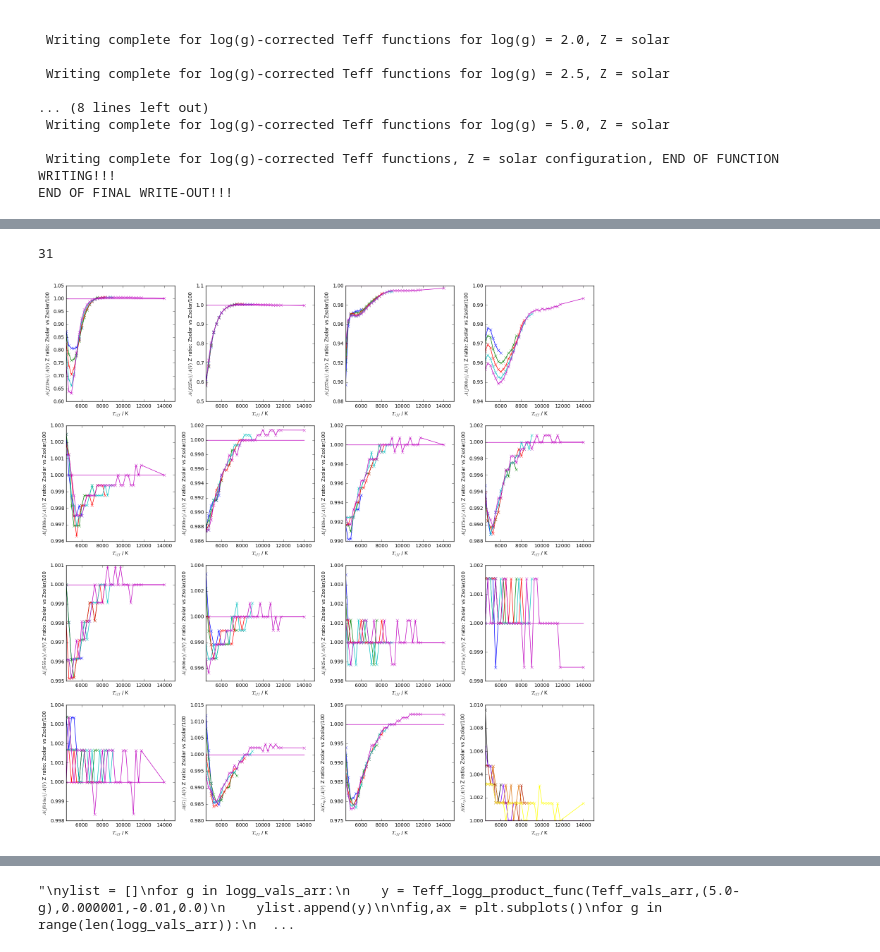
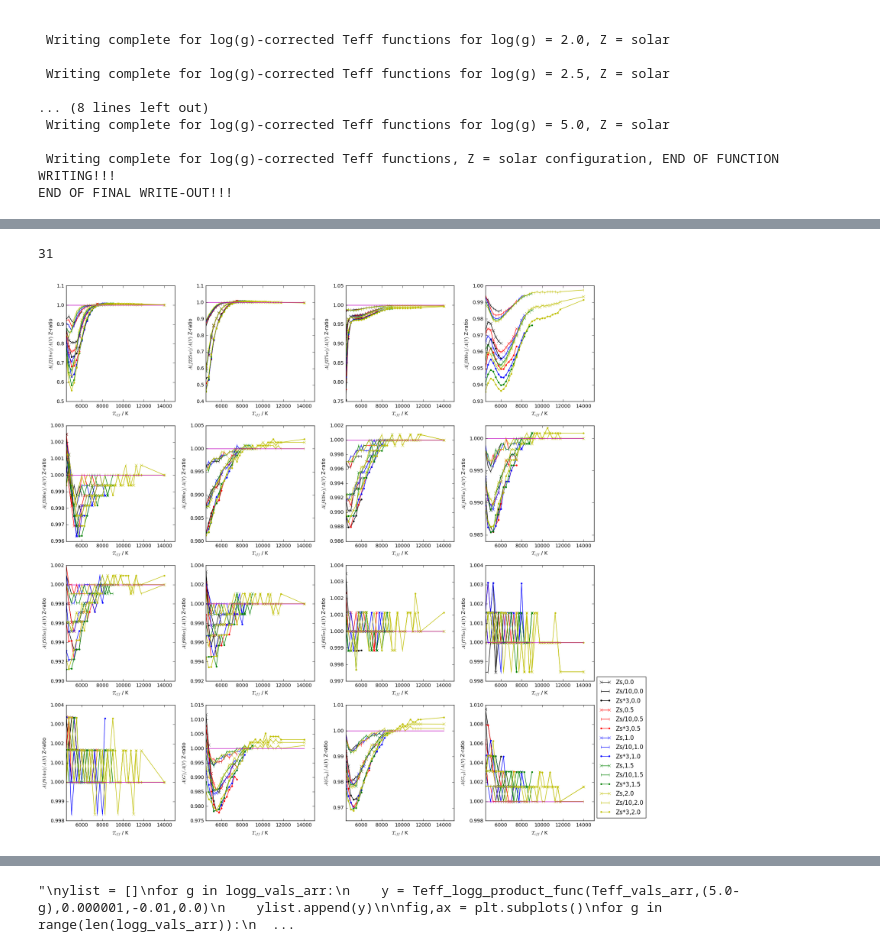
Before and after one commit to AlexlwAstro/phd_work, a Jupyter notebook: gaia_spectra_plots.ipynb, the cells around one changed output, grey strips where cells are left out. Cells and saved outputs as stored; diff of their text form; code cells hidden in the pictures.

```diff
--- a/gaia_spectra_plots.ipynb
+++ b/gaia_spectra_plots.ipynb
@@ -1866,7 +1905,7 @@ END OF FINAL WRITE-OUT!!!
 fig,zax = plt.subplots(nrows=4,ncols=4,figsize=(16, 16))
 zax = zax.ravel()
 
-keyval = '5.0'
+keyval = '0.0'
 Teff_cut = 15000
 #plt.set_cmap('gnuplot')
 for i in range(2,18):
@@ -1971,33 +2003,46 @@ comparison: 9000.0
 # %%
 
 fig,chax = plt.subplots(nrows=4,ncols=4,figsize=(16, 16))
 chax = chax.ravel()
+
+lgc_keys_low = ['0.0','0.5','1.0','1.5','2.0']
+lgc_keys_high = ['2.5','3.0','3.5','4.0','4.5','5.0']
 
 Teff_cut = 15000
 ones_arr = np.copy((comb_dict_zs_4500K['2.0'])[:,0])
 
 for j in range(len(ones_arr)):
     ones_arr[j] = 1.0
 #print ones_arr
 print len(ones_arr)
-#,'b'
-col_map = plt.cm.gnuplot
-plt.gca().set_color_cycle([col_map(x) for x in np.linspace(0, 1, len(lgc_keys_low))])
+
+color_arr = ['k','r','b','g','y','c']
+#col_map = plt.cm.gnuplot
+#plt.gca().set_color_cycle([col_map(x) for x in np.linspace(0, 1, len(lgc_keys_low))])
 for i in range(2,18):
-
+    col_ind = 0
+    #for key in sorted(comb_dict_zs_4500K.iterkeys()):lgc_keys_low
     for key in lgc_keys_low:
-        chax[i-2].plot((comb_dict_zs_4500K[key])[:,0],((comb_dict_zs_4500K[key])[:,i]/(comb_dict_z2_4500K[key])[:,i]),marker='x',label=key)#,linestyle='')
+        if (col_ind < len(color_arr)):
+            tint = color_arr[col_ind]
+        else:
+            tint = color_arr[(col_ind - len(color_arr))]
+        chax[i-2].plot((comb_dict_zs_4500K[key])[:,0],((comb_dict_zs_4500K[key])[:,i]/(comb_dict_z2_4500K[key])[:,i]),marker='x',label=('Zs,'+key),color=tint)#,linestyle='')
+        chax[i-2].plot((comb_dict_zs_4500K[key])[:,0],((comb_dict_z1_4500K[key])[:,i]/(comb_dict_z2_4500K[key])[:,i]),marker='|',label=('Zs/10,'+key),color=tint)#,linestyle='')
+        chax[i-2].plot((comb_dict_zs_4500K[key])[:,0],((comb_dict_zh_4500K[key])[:,i]/(comb_dict_z2_4500K[key])[:,i]),marker='.',label=('Zs*3,'+key),color=tint)#,linestyle='')
+        col_ind += 1
     chax[i-2].plot((comb_dict_zs_4500K['2.0'])[:,0],ones_arr,'m')
     chax[i-2].ticklabel_format(useOffset=False)
     chax[i-2].set_xlabel(var_names_comb[0])
-    chax[i-2].set_ylabel(var_names_comb[i] + ' Z ratio: Zsolar vs Zsolar/100')
+    chax[i-2].set_ylabel(var_names_comb[i] + ' Z-ratio')
     #if (max((comb_dict_z2_4500K[key])[:,0]) > float(Teff_cut)):
     chax[i-2].set_xlim(min((comb_dict_z2_4500K['0.0'])[:,0]),float(Teff_cut))
     fig.tight_layout()
-fig.colorbar()
+#fig.colorbar()
+plt.legend(loc='lower left', bbox_to_anchor=(1.0, 0.0))
 plt.show()
-#fig.savefig(('Aall_ratio_Zs_div_Z2_effect_logg_'+ key +'_zoom_'+ str(Teff_cut) + '.pdf'), bbox_inches='tight')
+fig.savefig(('Aall_ratio_Zs_div_Z2_effect_low_logg_zoom_' + str(Teff_cut) + '.pdf'), bbox_inches='tight')
 #'_zoom_'+ str(Teff_cut) +
 # %% [output]
 31
-[figure, old version]
+[figure, new version]
```
Also changed, not shown: parts of 5 cells of this notebook, 34 other files.
